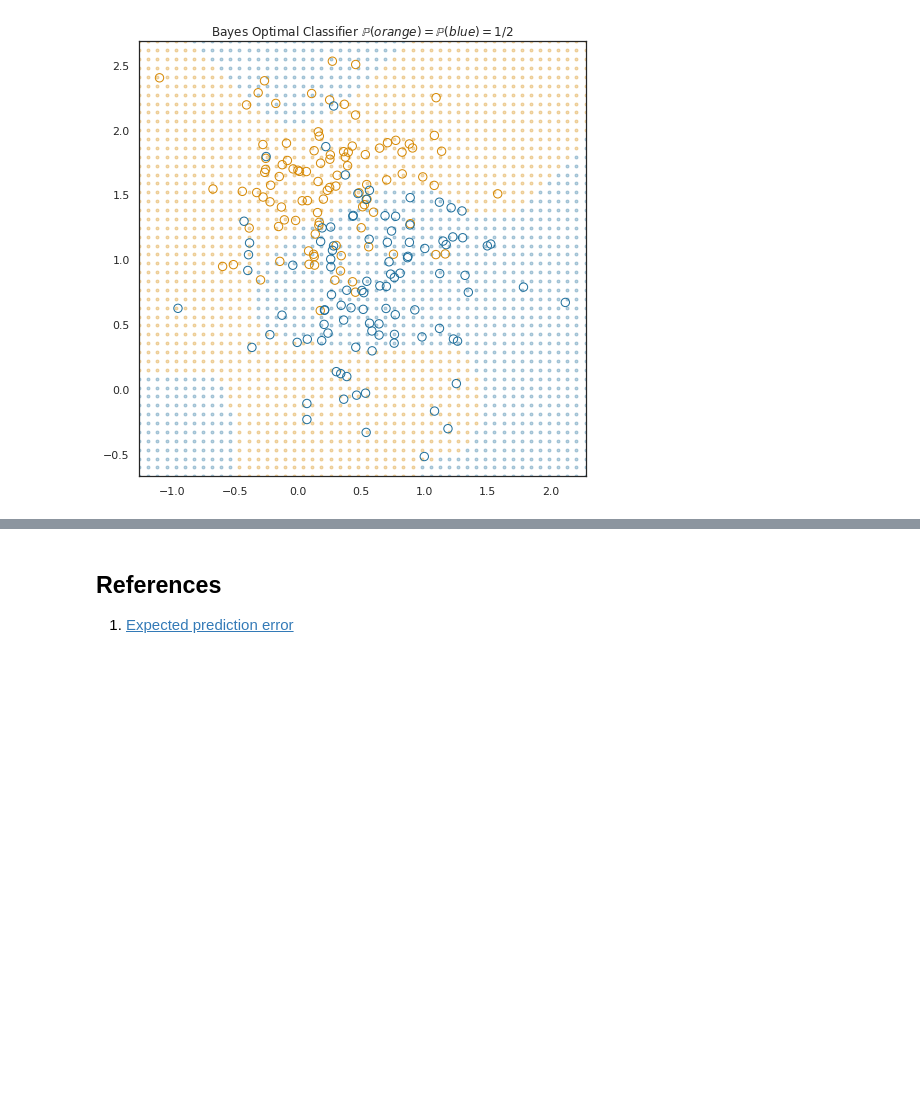
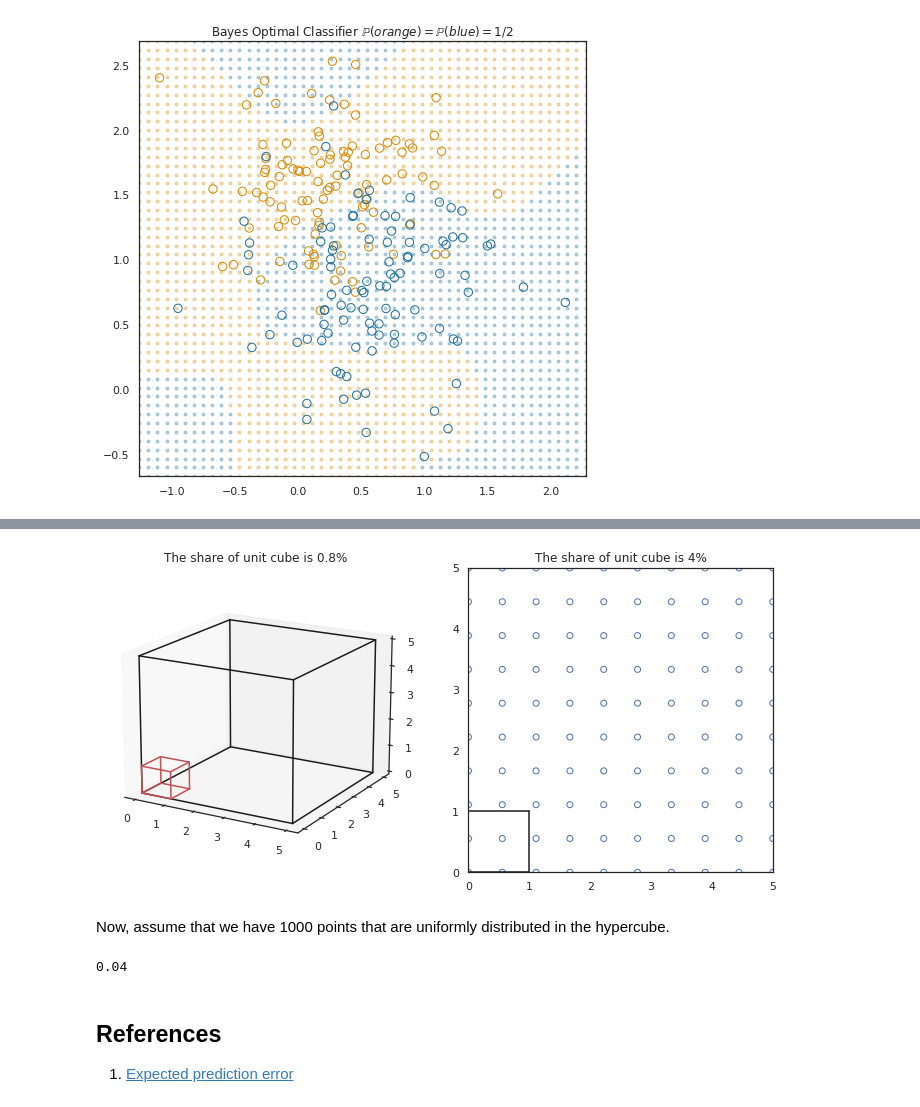
Before and after one commit to oceanumeric/ESL, a Jupyter notebook: ch2/Ch2.ipynb, the cells around one changed output, grey strips where cells are left out. Saved outputs shown, nothing was run; the diff lists cells and outputs as text; code cells hidden in the pictures; blank space fills up the shorter version.

```diff
--- a/ch2/Ch2.ipynb
+++ b/ch2/Ch2.ipynb
@@ -244,3 +290,15 @@ osl.bayes_classifier()
+# %%
+osl = OverviewSL()
+osl.plot_cube()
+# %% [output]
+[figure, added]
+# %% [markdown]
+Now, assume that we have 1000 points that are uniformly distributed in the
+hypercube.
+# %%
+1/5**2
+# %% [output]
+0.04
 # %% [markdown]
 ## References
 
```
Also changed, not shown: parts of 6 cells of this notebook, 1 other file.
